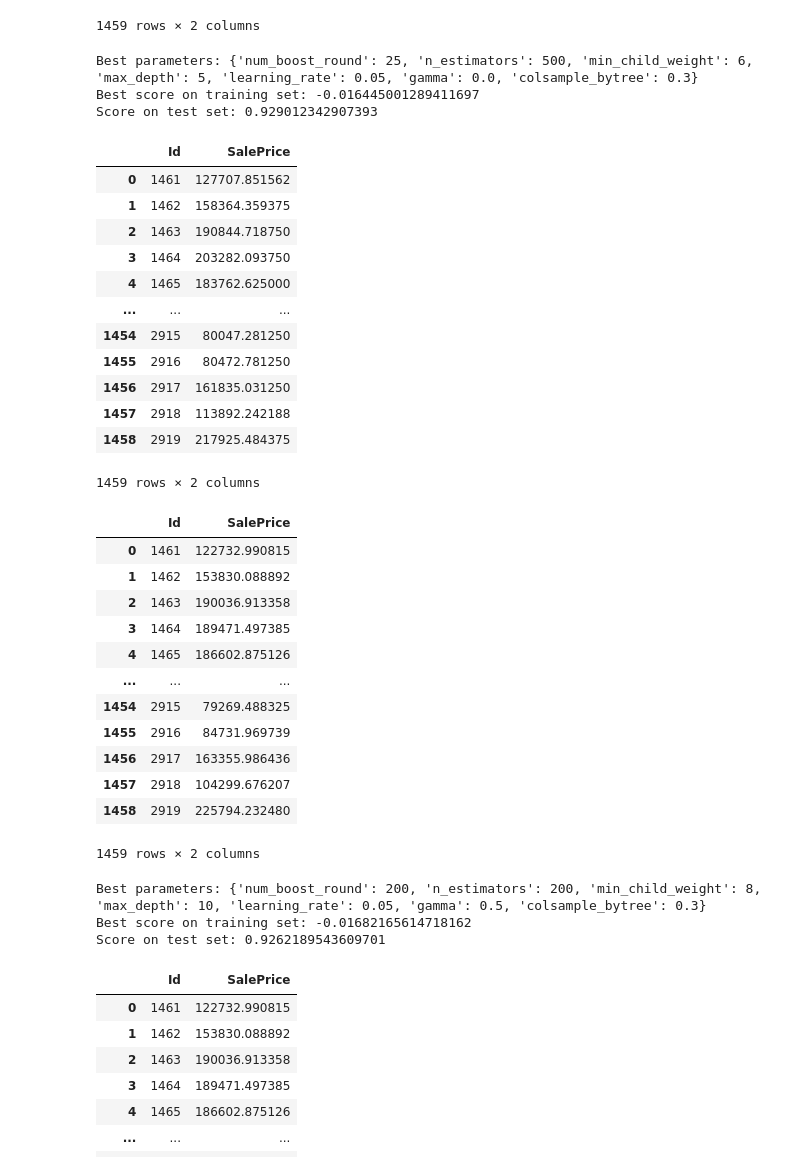
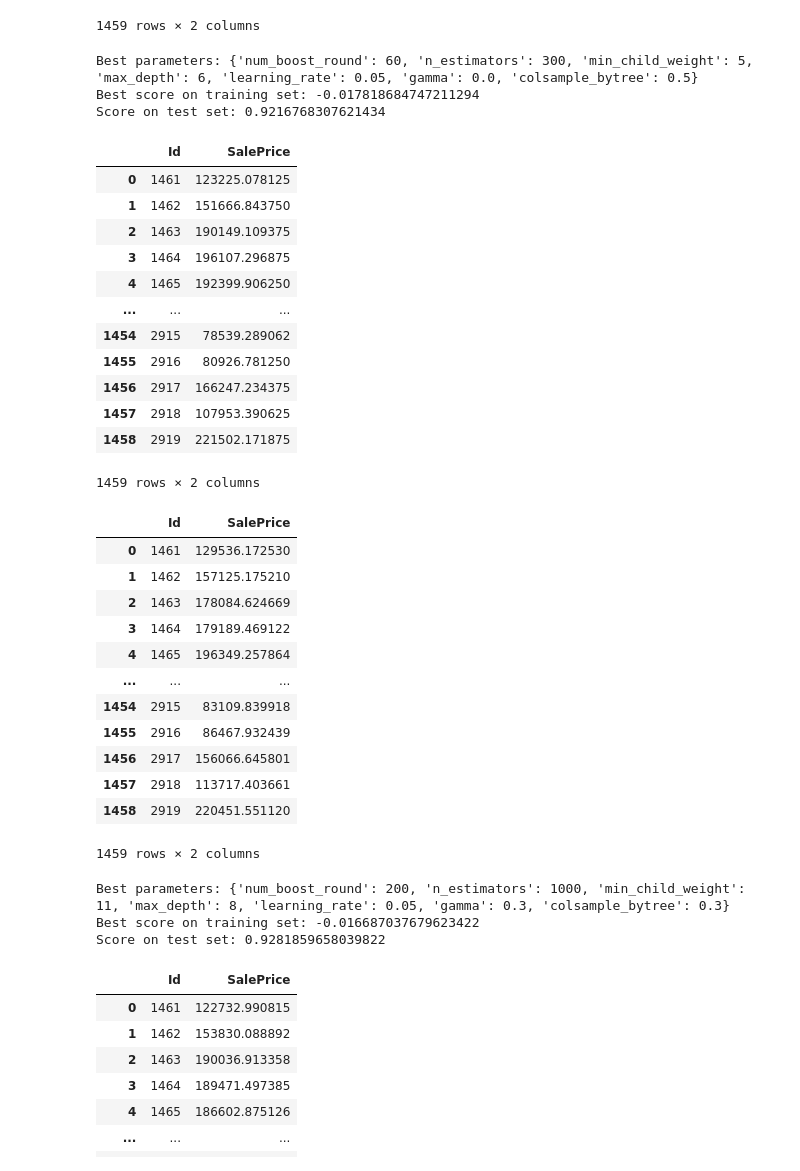
Before and after one commit to ntnhan-ds/House-Price-Prediction, a Jupyter notebook: house-price-advanced-techniques.ipynb, the cells around one changed output. Drawn from its saved outputs; the diff is of its cells as text; code cells hidden in the pictures.

```diff
--- a/house-price-advanced-techniques.ipynb
+++ b/house-price-advanced-techniques.ipynb
@@ -430,7 +430,7 @@ X_train.shape,y_train.shape,X_val.shape,y_val.shape
 # %%
 # Ridge model
 param_ridge = {
-    'alpha': [0.001, 0.01, 0.1, 0.5, 1, 2,3, 5, 7,10, 20, 50, 100, 200]
+    'alpha': [0.001, 0.01, 0.1, 0.5, 1, 2,3,4, 5,6, 7,10, 20, 50, 100, 200]
 }
 
 grid_search = GridSearchCV(Ridge(), param_ridge, cv=5)
@@ -541,9 +541,9 @@ xgb_model = grid_search_xgb.best_estimator_
 test_score = xgb_model.score(X_val, y_val)
 print("Score on test set:", test_score)
 # %% [output]
-Best parameters: {'num_boost_round': 25, 'n_estimators': 500, 'min_child_weight': 6, 'max_depth': 5, 'learning_rate': 0.05, 'gamma': 0.0, 'colsample_bytree': 0.3}
-Best score on training set: -0.016445001289411697
-Score on test set: 0.929012342907393
+Best parameters: {'num_boost_round': 60, 'n_estimators': 300, 'min_child_weight': 5, 'max_depth': 6, 'learning_rate': 0.05, 'gamma': 0.0, 'colsample_bytree': 0.5}
+Best score on training set: -0.017818684747211294
+Score on test set: 0.9216768307621434
 # %%
 xgb_model.fit(X,y)
 y_result=xgb_model.predict(data_test)
@@ -555,17 +555,17 @@ df_result['SalePrice'] = y_result
 df_result
 # %% [output]
 |  | Id | SalePrice |
-| 0 | 1461 | 127707.851562 |
-| 1 | 1462 | 158364.359375 |
-| 2 | 1463 | 190844.718750 |
-| 3 | 1464 | 203282.093750 |
-| 4 | 1465 | 183762.625000 |
+| 0 | 1461 | 123225.078125 |
+| 1 | 1462 | 151666.843750 |
+| 2 | 1463 | 190149.109375 |
+| 3 | 1464 | 196107.296875 |
+| 4 | 1465 | 192399.906250 |
 | ... | ... | ... |
-| 1454 | 2915 | 80047.281250 |
-| 1455 | 2916 | 80472.781250 |
-| 1456 | 2917 | 161835.031250 |
-| 1457 | 2918 | 113892.242188 |
-| 1458 | 2919 | 217925.484375 |
+| 1454 | 2915 | 78539.289062 |
+| 1455 | 2916 | 80926.781250 |
+| 1456 | 2917 | 166247.234375 |
+| 1457 | 2918 | 107953.390625 |
+| 1458 | 2919 | 221502.171875 |
 1459 rows × 2 columns
 # %%
 df_result.to_csv('xgb_submission.csv',index=False)
@@ -574,39 +574,39 @@ df_result.to_csv('xgb_submission.csv',index=False)
 rf_model=RandomForestRegressor()
 # %%
 rf_model.fit(X,y)
-y_result=gbm_model.predict(data_test)
+y_result=rf_model.predict(data_test)
 
 y_result = np.exp(y_result) - 1
 
 df_result = df_submission[['Id', 'SalePrice']].copy()
 df_result['SalePrice'] = y_result
 df_result
 # %% [output]
 |  | Id | SalePrice |
-| 0 | 1461 | 122732.990815 |
-| 1 | 1462 | 153830.088892 |
-| 2 | 1463 | 190036.913358 |
-| 3 | 1464 | 189471.497385 |
-| 4 | 1465 | 186602.875126 |
+| 0 | 1461 | 129536.172530 |
+| 1 | 1462 | 157125.175210 |
+| 2 | 1463 | 178084.624669 |
+| 3 | 1464 | 179189.469122 |
+| 4 | 1465 | 196349.257864 |
 | ... | ... | ... |
-| 1454 | 2915 | 79269.488325 |
-| 1455 | 2916 | 84731.969739 |
-| 1456 | 2917 | 163355.986436 |
-| 1457 | 2918 | 104299.676207 |
-| 1458 | 2919 | 225794.232480 |
+| 1454 | 2915 | 83109.839918 |
+| 1455 | 2916 | 86467.932439 |
+| 1456 | 2917 | 156066.645801 |
+| 1457 | 2918 | 113717.403661 |
+| 1458 | 2919 | 220451.551120 |
 1459 rows × 2 columns
 # %%
 df_result.to_csv('rf_submission.csv',index=False)
 # %%
 # LightGBM model
 param_lgbm = {
-    "learning_rate"    : [0.01,0.015, 0.05, 0.10, 0.15, 0.20 ] ,
+    "learning_rate"    : [0.01,0.015, 0.02,0.05, 0.10, 0.15, 0.20 ] ,
      "max_depth"        : [ 5,6,8,9,10,13],
-     "min_child_weight" : [   5, 6, 7,8, 9 ,11],
+     "min_child_weight" : [   6, 7,8, 9,10 ,11,12],
      "gamma"            : [ 0.1, 0.2 , 0.3, 0.4,0.5],
      "colsample_bytree" : [ 0.3, 0.4, 0.5 , 0.7 ],
-     "num_boost_round": [10, 25, 60,100,200],
-     "n_estimators" :[50,100,200,300,500,1000]
+     "num_boost_round": [10, 25, 60,100,200,250,300],
+     "n_estimators" :[100,200,300,500,1000,2000]
 }
 
 gbm_model = LGBMRegressor(verbosity=-1)
@@ -621,9 +621,9 @@ best_model_lgbm = grid_search_lgbm.best_estimator_
 test_score = best_model_lgbm.score(X_val, y_val)
 print("Score on test set:", test_score)
 # %% [output]
-Best parameters: {'num_boost_round': 200, 'n_estimators': 200, 'min_child_weight': 8, 'max_depth': 10, 'learning_rate': 0.05, 'gamma': 0.5, 'colsample_bytree': 0.3}
-Best score on training set: -0.01682165614718162
-Score on test set: 0.9262189543609701
+Best parameters: {'num_boost_round': 200, 'n_estimators': 1000, 'min_child_weight': 11, 'max_depth': 8, 'learning_rate': 0.05, 'gamma': 0.3, 'colsample_bytree': 0.3}
+Best score on training set: -0.016687037679623422
+Score on test set: 0.9281859658039822
 # %%
 gbm_model.fit(X,y)
 y_result=gbm_model.predict(data_test)
```
Also changed, not shown: parts of 3 cells of this notebook.
